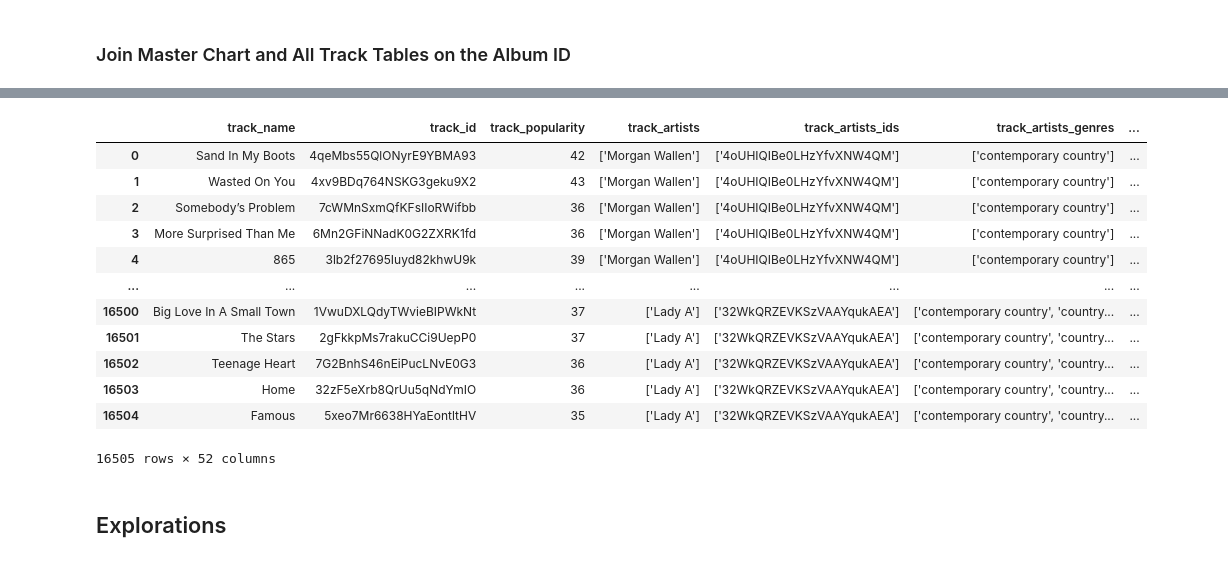
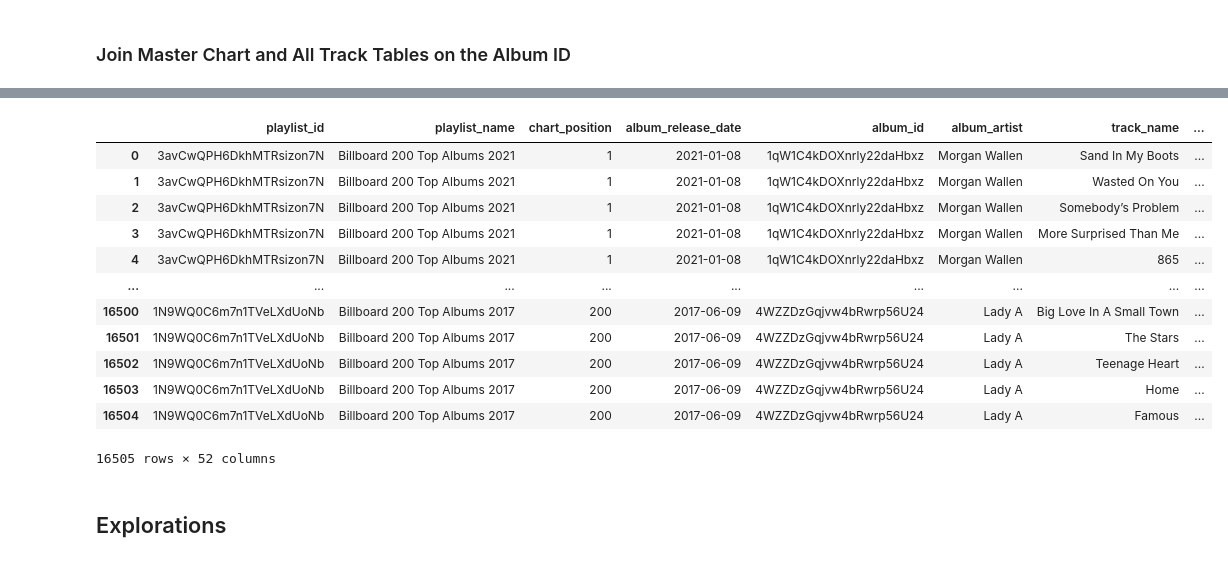
Before and after one commit to katieravenwood/Spotify-Five-Year-Analysis-Project, a Jupyter notebook: notebooks/ExploratoryAnalysis.ipynb, the cells around one changed output, grey strips where cells are left out. Cells and saved outputs as stored; diff of their text form; code cells hidden in the pictures.

```diff
--- a/notebooks/ExploratoryAnalysis.ipynb
+++ b/notebooks/ExploratoryAnalysis.ipynb
@@ -38,4 +38,7 @@ df1.head()
+# %%
+position_int = list(df2['position'])
+df2['chart_position'] = position_int
 # %%
-df3 = df2[["playlist_id", "playlist_name", "position", "album_release_date", "album_id", 'album_artist']]
-df3
+df3 = df2[["playlist_id", "playlist_name", "chart_position", "album_release_date", "album_id", 'album_artist']]
+df3.tail()
 # %% [output]
@@ -55,4 +51,5 @@ df3
 # %% [markdown]
 ### Join Master Chart and All Track Tables on the Album ID
 # %%
-df4 = pd.merge(df1, df3, on='album_id')
+df4 = pd.merge(df3, df1, on='album_id')
+df4
@@ -59,18 +70,19 @@ df4 = pd.merge(df1, df3, on='album_id')
 # %%
+df4 = df4.drop("Unnamed: 0", axis=1)
 df4
 # %% [output]
-|  | track_name | track_id | track_popularity | track_artists | track_artists_ids | track_artists_genres | ... |
-| 0 | Sand In My Boots | 4qeMbs55QlONyrE9YBMA93 | 42 | ['Morgan Wallen'] | ['4oUHIQIBe0LHzYfvXNW4QM'] | ['contemporary country'] | ... |
-| 1 | Wasted On You | 4xv9BDq764NSKG3geku9X2 | 43 | ['Morgan Wallen'] | ['4oUHIQIBe0LHzYfvXNW4QM'] | ['contemporary country'] | ... |
-| 2 | Somebody’s Problem | 7cWMnSxmQfKFsIIoRWifbb | 36 | ['Morgan Wallen'] | ['4oUHIQIBe0LHzYfvXNW4QM'] | ['contemporary country'] | ... |
-| 3 | More Surprised Than Me | 6Mn2GFiNNadK0G2ZXRK1fd | 36 | ['Morgan Wallen'] | ['4oUHIQIBe0LHzYfvXNW4QM'] | ['contemporary country'] | ... |
-| 4 | 865 | 3lb2f27695Iuyd82khwU9k | 39 | ['Morgan Wallen'] | ['4oUHIQIBe0LHzYfvXNW4QM'] | ['contemporary country'] | ... |
-| ... | ... | ... | ... | ... | ... | ... | ... |
-| 16500 | Big Love In A Small Town | 1VwuDXLQdyTWvieBIPWkNt | 37 | ['Lady A'] | ['32WkQRZEVKSzVAAYqukAEA'] | ['contemporary country', 'country... | ... |
-| 16501 | The Stars | 2gFkkpMs7rakuCCi9UepP0 | 37 | ['Lady A'] | ['32WkQRZEVKSzVAAYqukAEA'] | ['contemporary country', 'country... | ... |
-| 16502 | Teenage Heart | 7G2BnhS46nEiPucLNvE0G3 | 36 | ['Lady A'] | ['32WkQRZEVKSzVAAYqukAEA'] | ['contemporary country', 'country... | ... |
-| 16503 | Home | 32zF5eXrb8QrUu5qNdYmIO | 36 | ['Lady A'] | ['32WkQRZEVKSzVAAYqukAEA'] | ['contemporary country', 'country... | ... |
-| 16504 | Famous | 5xeo7Mr6638HYaEontltHV | 35 | ['Lady A'] | ['32WkQRZEVKSzVAAYqukAEA'] | ['contemporary country', 'country... | ... |
+|  | playlist_id | playlist_name | chart_position | album_release_date | album_id | album_artist | track_name | ... |
+| 0 | 3avCwQPH6DkhMTRsizon7N | Billboard 200 Top Albums 2021 | 1 | 2021-01-08 | 1qW1C4kDOXnrly22daHbxz | Morgan Wallen | Sand In My Boots | ... |
+| 1 | 3avCwQPH6DkhMTRsizon7N | Billboard 200 Top Albums 2021 | 1 | 2021-01-08 | 1qW1C4kDOXnrly22daHbxz | Morgan Wallen | Wasted On You | ... |
+| 2 | 3avCwQPH6DkhMTRsizon7N | Billboard 200 Top Albums 2021 | 1 | 2021-01-08 | 1qW1C4kDOXnrly22daHbxz | Morgan Wallen | Somebody’s Problem | ... |
+| 3 | 3avCwQPH6DkhMTRsizon7N | Billboard 200 Top Albums 2021 | 1 | 2021-01-08 | 1qW1C4kDOXnrly22daHbxz | Morgan Wallen | More Surprised Than Me | ... |
+| 4 | 3avCwQPH6DkhMTRsizon7N | Billboard 200 Top Albums 2021 | 1 | 2021-01-08 | 1qW1C4kDOXnrly22daHbxz | Morgan Wallen | 865 | ... |
+| ... | ... | ... | ... | ... | ... | ... | ... | ... |
+| 16500 | 1N9WQ0C6m7n1TVeLXdUoNb | Billboard 200 Top Albums 2017 | 200 | 2017-06-09 | 4WZZDzGqjvw4bRwrp56U24 | Lady A | Big Love In A Small Town | ... |
+| 16501 | 1N9WQ0C6m7n1TVeLXdUoNb | Billboard 200 Top Albums 2017 | 200 | 2017-06-09 | 4WZZDzGqjvw4bRwrp56U24 | Lady A | The Stars | ... |
+| 16502 | 1N9WQ0C6m7n1TVeLXdUoNb | Billboard 200 Top Albums 2017 | 200 | 2017-06-09 | 4WZZDzGqjvw4bRwrp56U24 | Lady A | Teenage Heart | ... |
+| 16503 | 1N9WQ0C6m7n1TVeLXdUoNb | Billboard 200 Top Albums 2017 | 200 | 2017-06-09 | 4WZZDzGqjvw4bRwrp56U24 | Lady A | Home | ... |
+| 16504 | 1N9WQ0C6m7n1TVeLXdUoNb | Billboard 200 Top Albums 2017 | 200 | 2017-06-09 | 4WZZDzGqjvw4bRwrp56U24 | Lady A | Famous | ... |
 16505 rows × 52 columns
 # %% [markdown]
 ## Explorations
```
Also changed, not shown: parts of 50 cells of this notebook, 3 other files.
